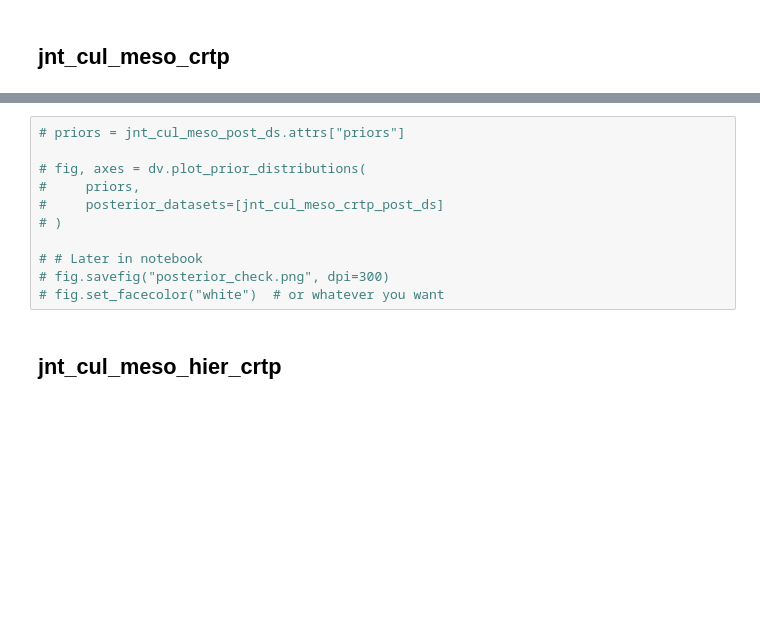
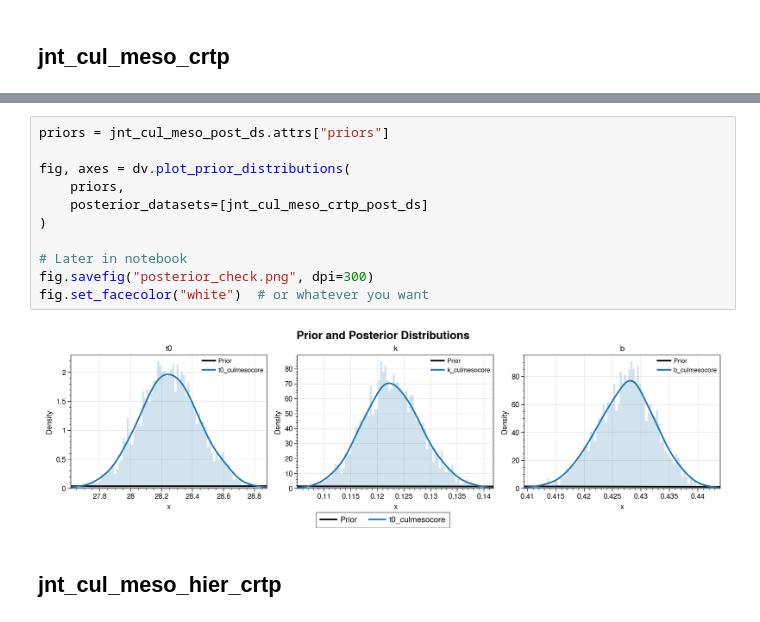
Before and after one commit to PaleoLipidRR/TEXAS, a Jupyter notebook: ipynb_files/culRI-Bayesian_models.ipynb, the cells around one changed output, grey strips where cells are left out. Drawn from its saved outputs; the diff is of its cells as text; blank space fills up the shorter version.

```diff
--- a/ipynb_files/culRI-Bayesian_models.ipynb
+++ b/ipynb_files/culRI-Bayesian_models.ipynb
@@ -1055,14 +1112,16 @@ fig.set_facecolor("white")  # or whatever you want
 # %%
-# priors = jnt_cul_meso_post_ds.attrs["priors"]
+priors = jnt_cul_meso_post_ds.attrs["priors"]
 
-# fig, axes = dv.plot_prior_distributions(
-#     priors,
-#     posterior_datasets=[jnt_cul_meso_crtp_post_ds]
-# )
+fig, axes = dv.plot_prior_distributions(
+    priors,
+    posterior_datasets=[jnt_cul_meso_crtp_post_ds]
+)
 
-# # Later in notebook
-# fig.savefig("posterior_check.png", dpi=300)
-# fig.set_facecolor("white")  # or whatever you want
+# Later in notebook
+fig.savefig("posterior_check.png", dpi=300)
+fig.set_facecolor("white")  # or whatever you want
+# %% [output]
+[figure, added]
 # %% [markdown]
 ## jnt_cul_meso_hier_crtp
 # %%
```
Also changed, not shown: parts of 14 cells of this notebook, 23 other files.
